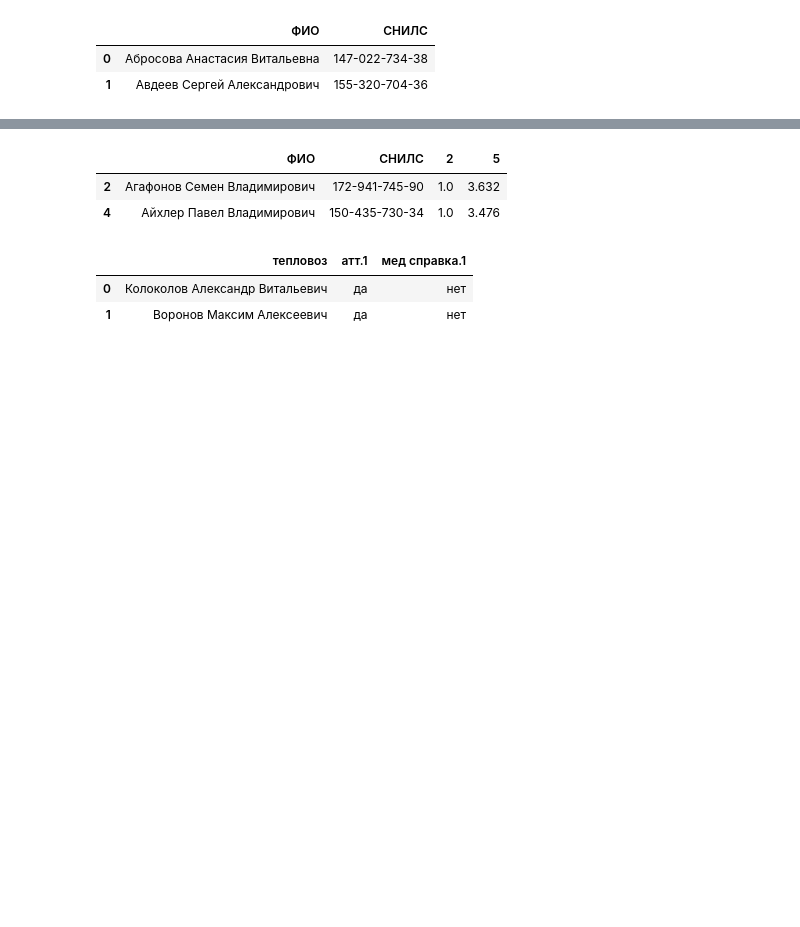
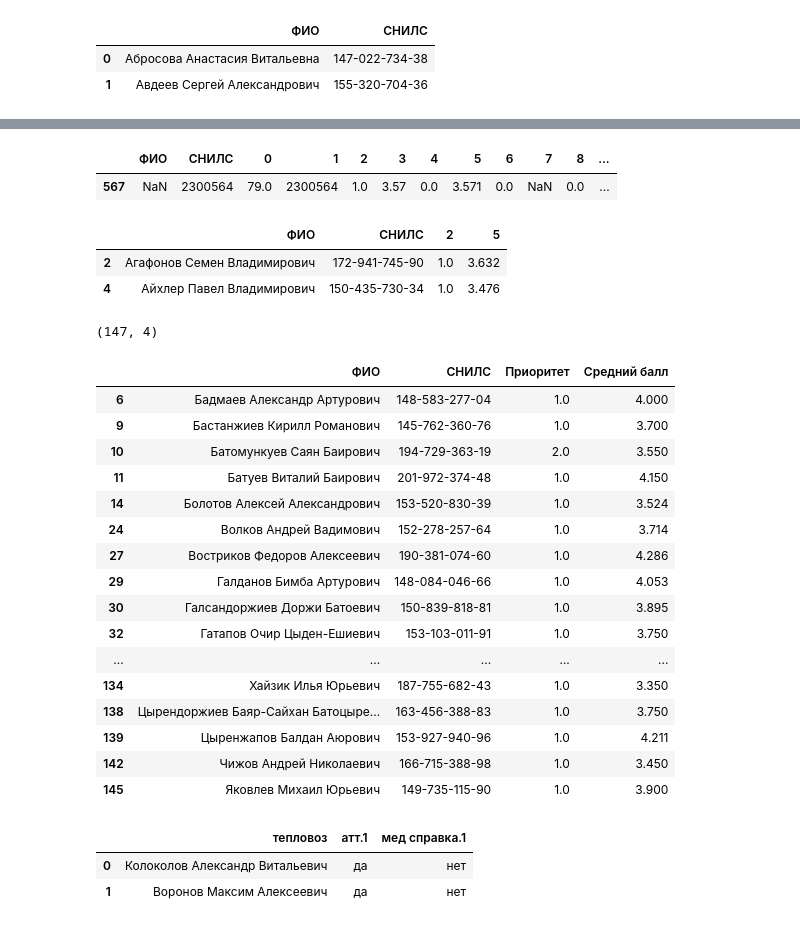
Before and after one commit to t0r1n88/Tandem, a Jupyter notebook: machinist.ipynb, the cells around one changed output, grey strips where cells are left out. Cells and saved outputs as stored; diff of their text form; code cells hidden in the pictures; blank space fills up the shorter version.

Commit message:
Сделал файл с проверками

```diff
--- a/machinist.ipynb
+++ b/machinist.ipynb
@@ -26,0 +35,8 @@ elect_df = machine_df[['электровоз','атт','мед справка']]
+# %%
+# создаем файл с общим списком
+temp_lst = teplo_df['тепловоз'].tolist()
+temp_lst.extend(elect_df['электровоз'].tolist())
+# %%
+temp_df = pd.DataFrame(columns=['ФИО общее'])
+# %%
+temp_df['ФИО общее'] = temp_lst
@@ -52,4 +84,9 @@ union_df.head(2)
 |  | ФИО | СНИЛС | 0 | 1 | 2 | 3 | 4 | 5 | 6 | 7 | 8 | ... |
 | 0 | Абросова Анастасия Витальевна | 147-022-734-38 | NaN | NaN | NaN | NaN | NaN | NaN | NaN | NaN | NaN | ... |
 | 1 | Авдеев Сергей Александрович | 155-320-704-36 | NaN | NaN | NaN | NaN | NaN | NaN | NaN | NaN | NaN | ... |
+# %%
+union_df[union_df['_merge'] == 'right_only']
+# %% [output]
+|  | ФИО | СНИЛС | 0 | 1 | 2 | 3 | 4 | 5 | 6 | 7 | 8 | ... |
+| 567 | NaN | 2300564 | 79.0 | 2300564 | 1.0 | 3.57 | 0.0 | 3.571 | 0.0 | NaN | 0.0 | ... |
 # %%
@@ -64,6 +104,36 @@ clean_reit.head(2)
 |  | ФИО | СНИЛС | 2 | 5 |
 | 2 | Агафонов Семен Владимирович | 172-941-745-90 | 1.0 | 3.632 |
 | 4 | Айхлер Павел Владимирович | 150-435-730-34 | 1.0 | 3.476 |
+# %%
+clean_reit.shape
+# %% [output]
+(147, 4)
+# %%
+# Ищем тех кого нет в файле приемки
+missing_priemka = clean_reit.merge(temp_df,how='outer',left_on='ФИО',right_on='ФИО общее',indicator=True)
+# %%
+# файл где содержатся ФИО тех кто есть в рейтинге но кого нет в файле приемки
+not_in_priemka =missing_priemka[missing_priemka['_merge'] =='left_only']
+not_in_priemka.drop(columns=['ФИО общее','_merge'],inplace=True)
+not_in_priemka.rename(columns={2:'Приоритет',5:'Средний балл'})
+# %% [output]
+|  | ФИО | СНИЛС | Приоритет | Средний балл |
+| 6 | Бадмаев Александр Артурович | 148-583-277-04 | 1.0 | 4.000 |
+| 9 | Бастанжиев Кирилл Романович | 145-762-360-76 | 1.0 | 3.700 |
+| 10 | Батомункуев Саян Баирович | 194-729-363-19 | 2.0 | 3.550 |
+| 11 | Батуев Виталий Баирович | 201-972-374-48 | 1.0 | 4.150 |
+| 14 | Болотов Алексей Александрович | 153-520-830-39 | 1.0 | 3.524 |
+| 24 | Волков Андрей Вадимович | 152-278-257-64 | 1.0 | 3.714 |
+| 27 | Востриков Федоров Алексеевич | 190-381-074-60 | 1.0 | 4.286 |
+| 29 | Галданов Бимба Артурович | 148-084-046-66 | 1.0 | 4.053 |
+| 30 | Галсандоржиев Доржи Батоевич | 150-839-818-81 | 1.0 | 3.895 |
+| 32 | Гатапов Очир Цыден-Ешиевич | 153-103-011-91 | 1.0 | 3.750 |
+| ... | ... | ... | ... | ... |
+| 134 | Хайзик Илья Юрьевич | 187-755-682-43 | 1.0 | 3.350 |
+| 138 | Цырендоржиев Баяр-Сайхан Батоцыре... | 163-456-388-83 | 1.0 | 3.750 |
+| 139 | Цыренжапов Балдан Аюрович | 153-927-940-96 | 1.0 | 4.211 |
+| 142 | Чижов Андрей Николаевич | 166-715-388-98 | 1.0 | 3.450 |
+| 145 | Яковлев Михаил Юрьевич | 149-735-115-90 | 1.0 | 3.900 |
 # %%
 teplo_df.head(2)
 # %% [output]
```
Also changed, not shown: parts of 9 cells of this notebook.
